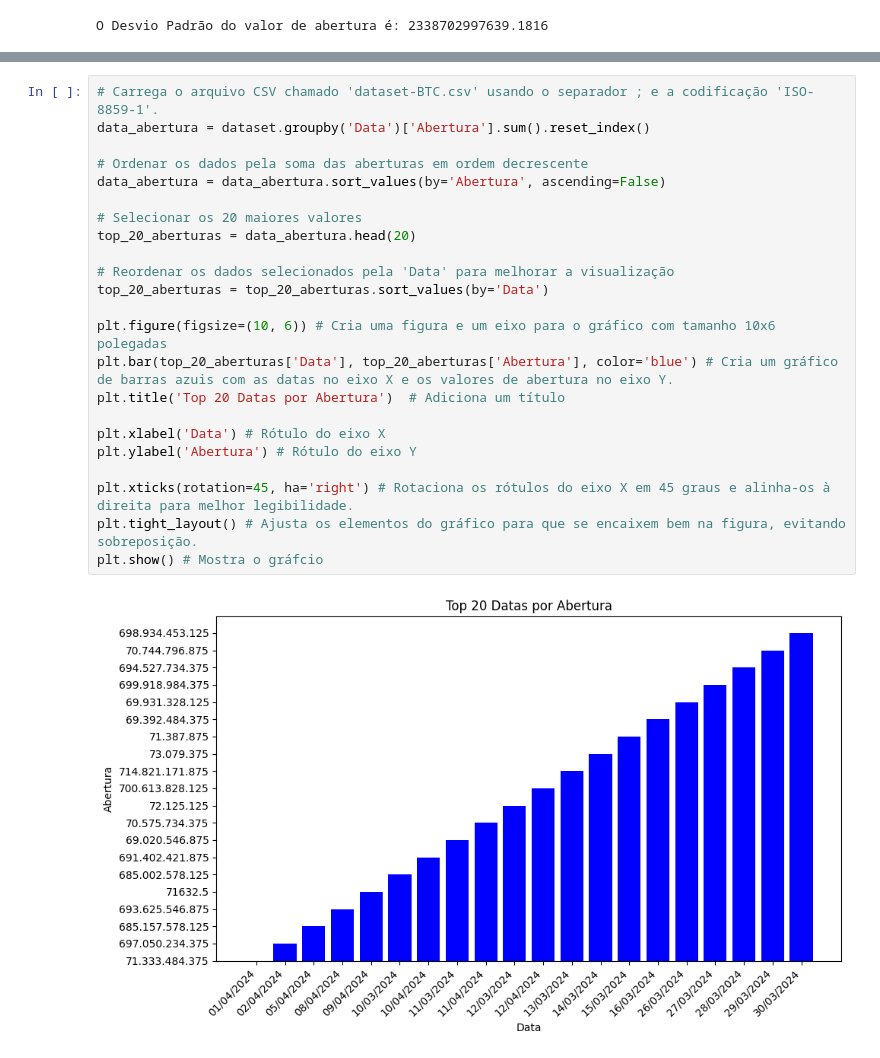
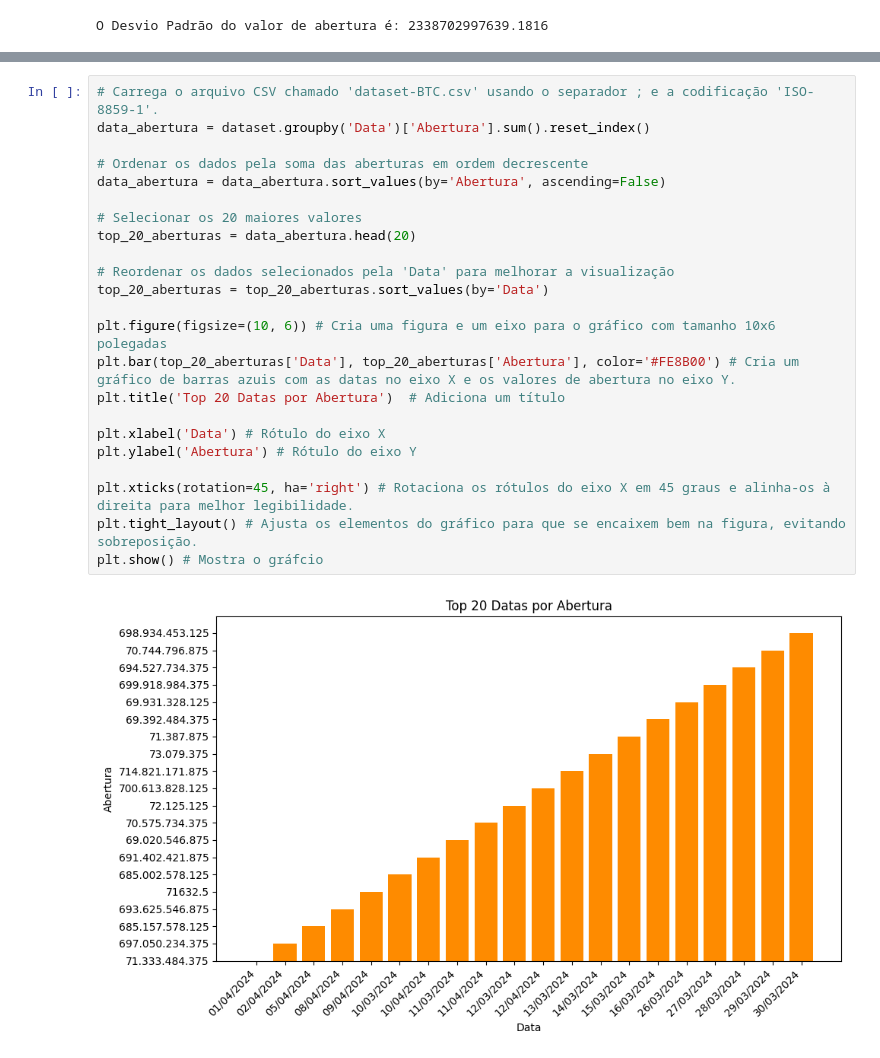
Before and after one commit to GabrielMarkss/GoogleColabBD, a Jupyter notebook: ProjetoTAVBD.ipynb, the cells around one changed output, grey strips where cells are left out. Cells and saved outputs as stored; diff of their text form.

```diff
--- a/ProjetoTAVBD.ipynb
+++ b/ProjetoTAVBD.ipynb
@@ -157,25 +149,25 @@ plt.show() # Exibe o gráfico
 # %%
 # Carrega o arquivo CSV chamado 'dataset-BTC.csv' usando o separador ; e a codificação 'ISO-8859-1'.
 data_abertura = dataset.groupby('Data')['Abertura'].sum().reset_index()
 
 # Ordenar os dados pela soma das aberturas em ordem decrescente
 data_abertura = data_abertura.sort_values(by='Abertura', ascending=False)
 
 # Selecionar os 20 maiores valores
 top_20_aberturas = data_abertura.head(20)
 
 # Reordenar os dados selecionados pela 'Data' para melhorar a visualização
 top_20_aberturas = top_20_aberturas.sort_values(by='Data')
 
 plt.figure(figsize=(10, 6)) # Cria uma figura e um eixo para o gráfico com tamanho 10x6 polegadas
-plt.bar(top_20_aberturas['Data'], top_20_aberturas['Abertura'], color='blue') # Cria um gráfico de barras azuis com as datas no eixo X e os valores de abertura no eixo Y.
+plt.bar(top_20_aberturas['Data'], top_20_aberturas['Abertura'], color='#FE8B00') # Cria um gráfico de barras azuis com as datas no eixo X e os valores de abertura no eixo Y.
 plt.title('Top 20 Datas por Abertura')  # Adiciona um título
 
 plt.xlabel('Data') # Rótulo do eixo X
 plt.ylabel('Abertura') # Rótulo do eixo Y
 
 plt.xticks(rotation=45, ha='right') # Rotaciona os rótulos do eixo X em 45 graus e alinha-os à direita para melhor legibilidade.
 plt.tight_layout() # Ajusta os elementos do gráfico para que se encaixem bem na figura, evitando sobreposição.
 plt.show() # Mostra o gráfcio
 # %% [output]
-[figure, old version]
+[figure, new version]
```
Also changed, not shown: parts of 3 cells of this notebook.
